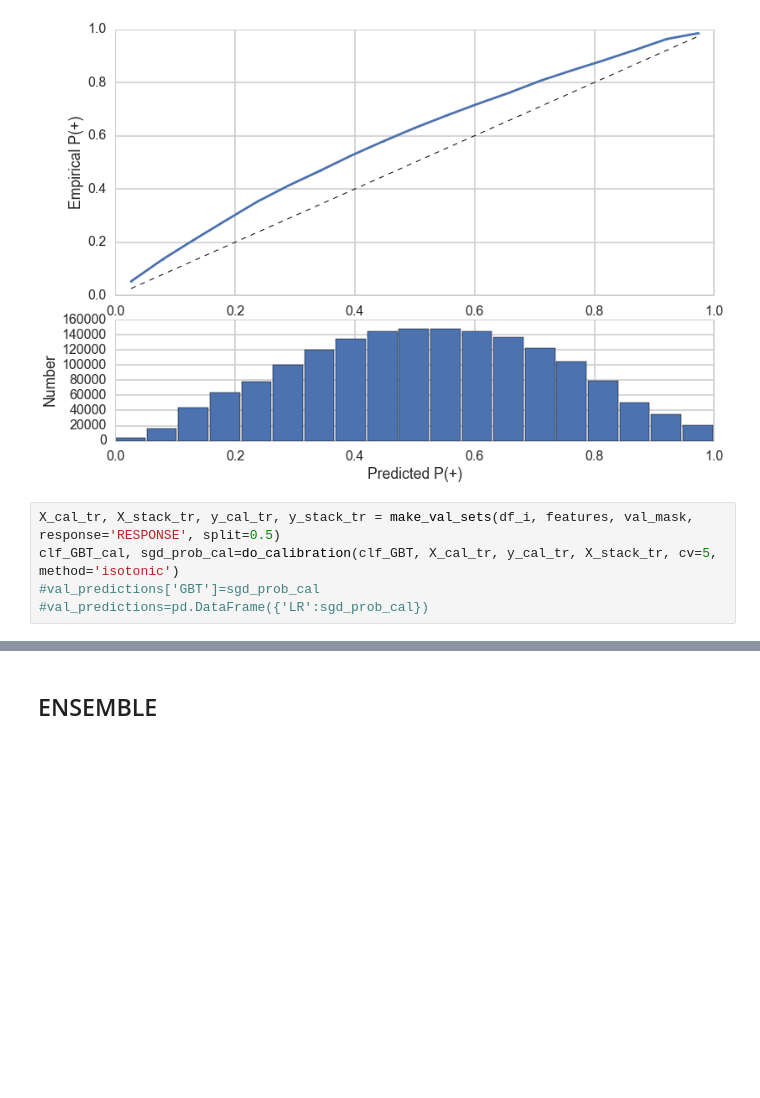
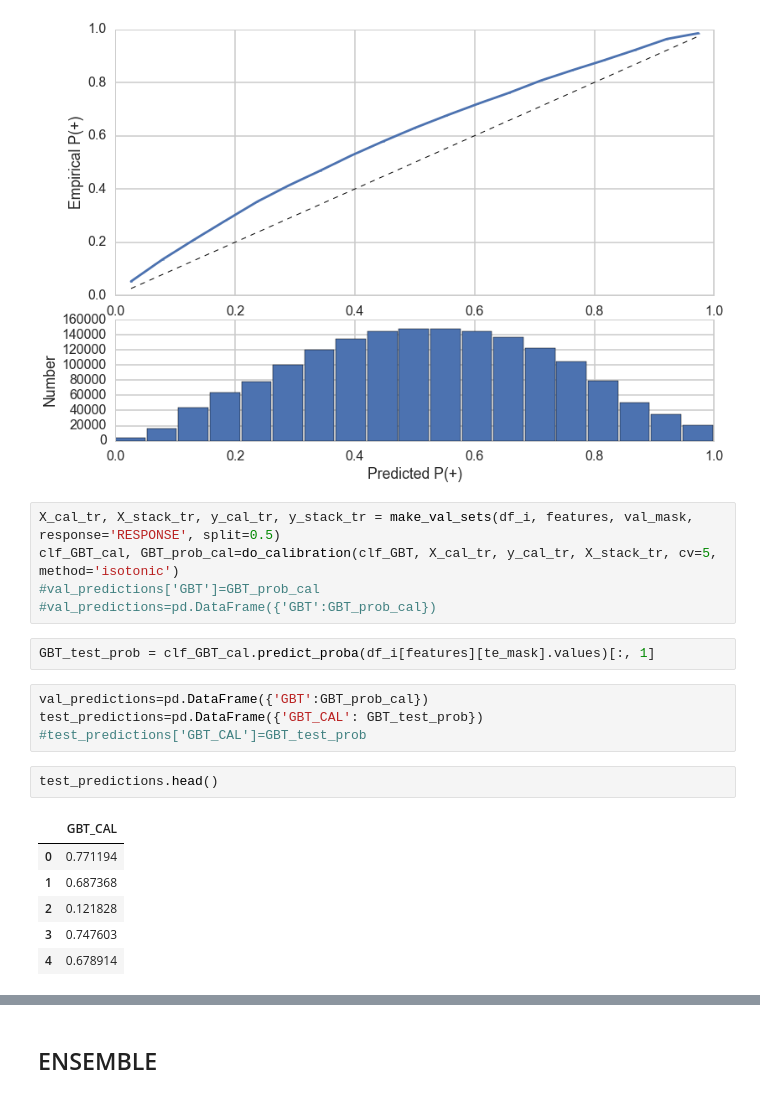
Before and after one commit to TNames/DRUG_TREATMENT_PROJECT, a Jupyter notebook: Process_Book.ipynb, the cells around one changed output, grey strips where cells are left out. Cells and saved outputs as stored; diff of their text form; blank space fills up the shorter version.

```diff
--- a/Process_Book.ipynb
+++ b/Process_Book.ipynb
@@ -1261,7 +1270,22 @@ Accuracy score: 0.67
 [figure]
 # %%
 X_cal_tr, X_stack_tr, y_cal_tr, y_stack_tr = make_val_sets(df_i, features, val_mask, response='RESPONSE', split=0.5)
-clf_GBT_cal, sgd_prob_cal=do_calibration(clf_GBT, X_cal_tr, y_cal_tr, X_stack_tr, cv=5, method='isotonic')
-#val_predictions['GBT']=sgd_prob_cal
-#val_predictions=pd.DataFrame({'LR':sgd_prob_cal})
+clf_GBT_cal, GBT_prob_cal=do_calibration(clf_GBT, X_cal_tr, y_cal_tr, X_stack_tr, cv=5, method='isotonic')
+#val_predictions['GBT']=GBT_prob_cal
+#val_predictions=pd.DataFrame({'GBT':GBT_prob_cal})
+# %%
+GBT_test_prob = clf_GBT_cal.predict_proba(df_i[features][te_mask].values)[:, 1]
+# %%
+val_predictions=pd.DataFrame({'GBT':GBT_prob_cal})
+test_predictions=pd.DataFrame({'GBT_CAL': GBT_test_prob})
+#test_predictions['GBT_CAL']=GBT_test_prob
+# %%
+test_predictions.head()
+# %% [output]
+|  | GBT_CAL |
+| 0 | 0.771194 |
+| 1 | 0.687368 |
+| 2 | 0.121828 |
+| 3 | 0.747603 |
+| 4 | 0.678914 |
 # %%
```
Also changed, not shown: parts of 10 cells of this notebook.
